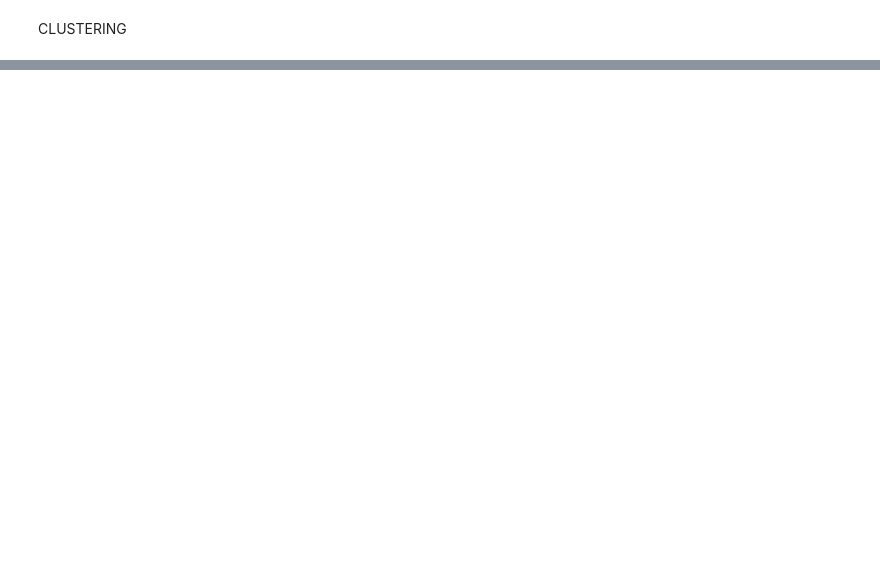
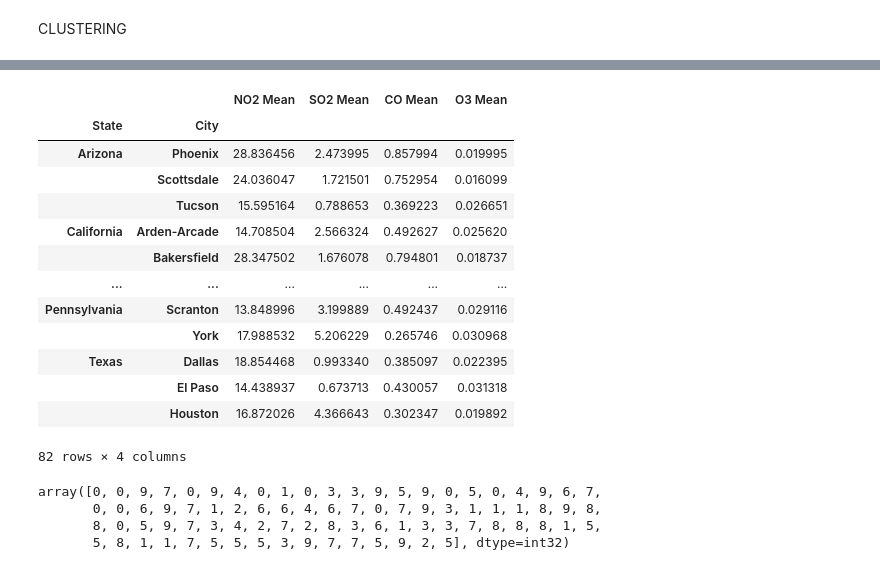
Before and after one commit to letizialanza01/Project_US_Pollution, a Jupyter notebook: Project_US_Pollution.ipynb, the cells around one changed output, grey strips where cells are left out. Cells and saved outputs as stored; diff of their text form; code cells hidden in the pictures; blank space fills up the shorter version.

```diff
--- a/Project_US_Pollution.ipynb
+++ b/Project_US_Pollution.ipynb
@@ -1463,2 +1564,18 @@ pollution_df
 # %%
-pollution_df.groupby('City').mean()
+pollution_df = pollution_df.groupby(['State', 'City']).mean()
+pollution_df
+# %% [output]
+|  |  | NO2 Mean | SO2 Mean | CO Mean | O3 Mean |
+| State | City |  |  |  |  |
+| Arizona | Phoenix | 28.836456 | 2.473995 | 0.857994 | 0.019995 |
+|  | Scottsdale | 24.036047 | 1.721501 | 0.752954 | 0.016099 |
+|  | Tucson | 15.595164 | 0.788653 | 0.369223 | 0.026651 |
+| California | Arden-Arcade | 14.708504 | 2.566324 | 0.492627 | 0.025620 |
+|  | Bakersfield | 28.347502 | 1.676078 | 0.794801 | 0.018737 |
+| ... | ... | ... | ... | ... | ... |
+| Pennsylvania | Scranton | 13.848996 | 3.199889 | 0.492437 | 0.029116 |
+|  | York | 17.988532 | 5.206229 | 0.265746 | 0.030968 |
+| Texas | Dallas | 18.854468 | 0.993340 | 0.385097 | 0.022395 |
+|  | El Paso | 14.438937 | 0.673713 | 0.430057 | 0.031318 |
+|  | Houston | 16.872026 | 4.366643 | 0.302347 | 0.019892 |
+82 rows × 4 columns
@@ -1464,0 +1584,7 @@ pollution_df.groupby('City').mean()
+# %%
+kmeans.labels_
+# %% [output]
+array([0, 0, 9, 7, 0, 9, 4, 0, 1, 0, 3, 3, 9, 5, 9, 0, 5, 0, 4, 9, 6, 7,
+       0, 0, 6, 9, 7, 1, 2, 6, 6, 4, 6, 7, 0, 7, 9, 3, 1, 1, 1, 8, 9, 8,
+       8, 0, 5, 9, 7, 3, 4, 2, 7, 2, 8, 3, 6, 1, 3, 3, 7, 8, 8, 8, 1, 5,
+       5, 8, 1, 1, 7, 5, 5, 5, 3, 9, 7, 7, 5, 9, 2, 5], dtype=int32)
```
Also changed, not shown: parts of 24 cells of this notebook.
